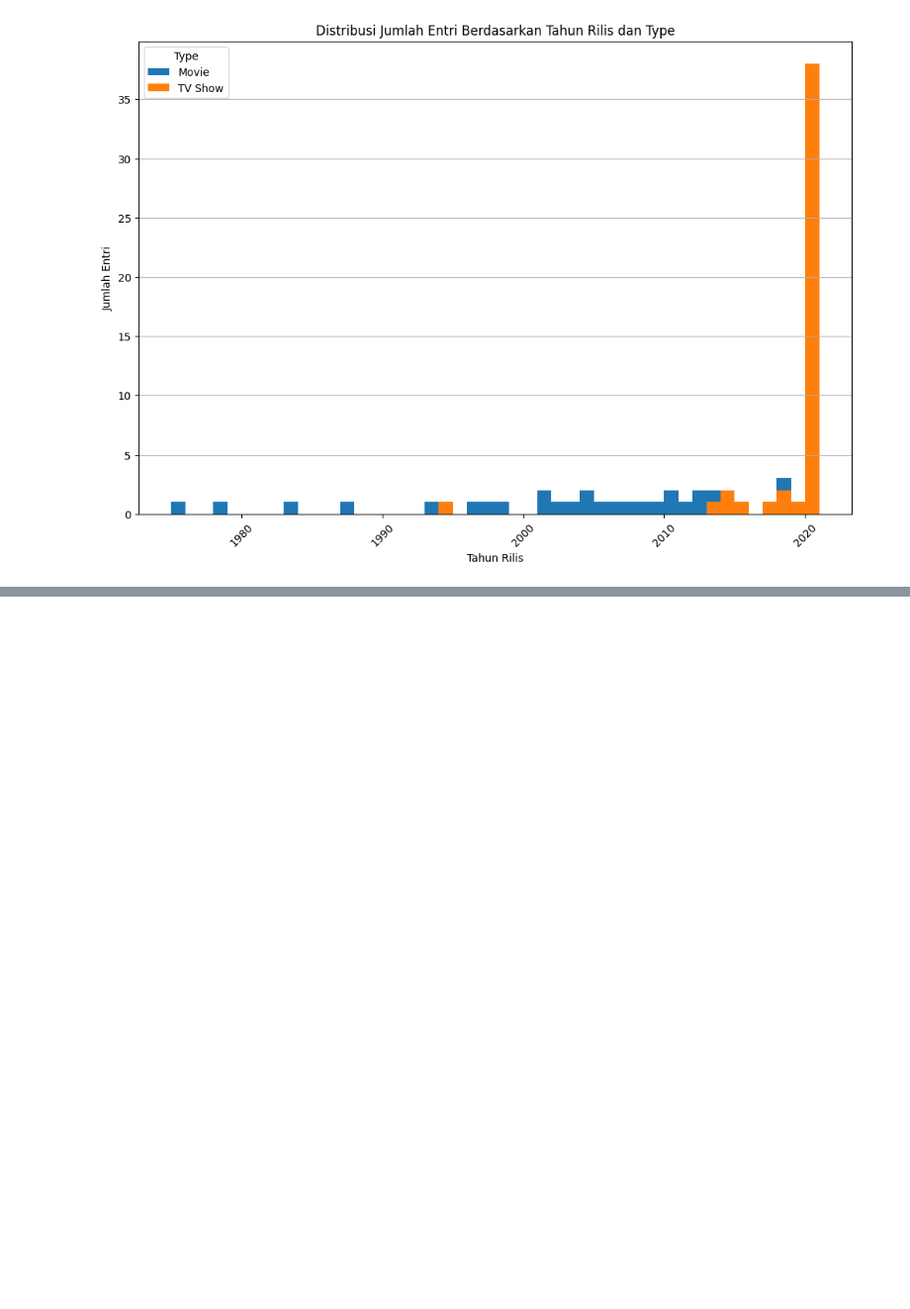
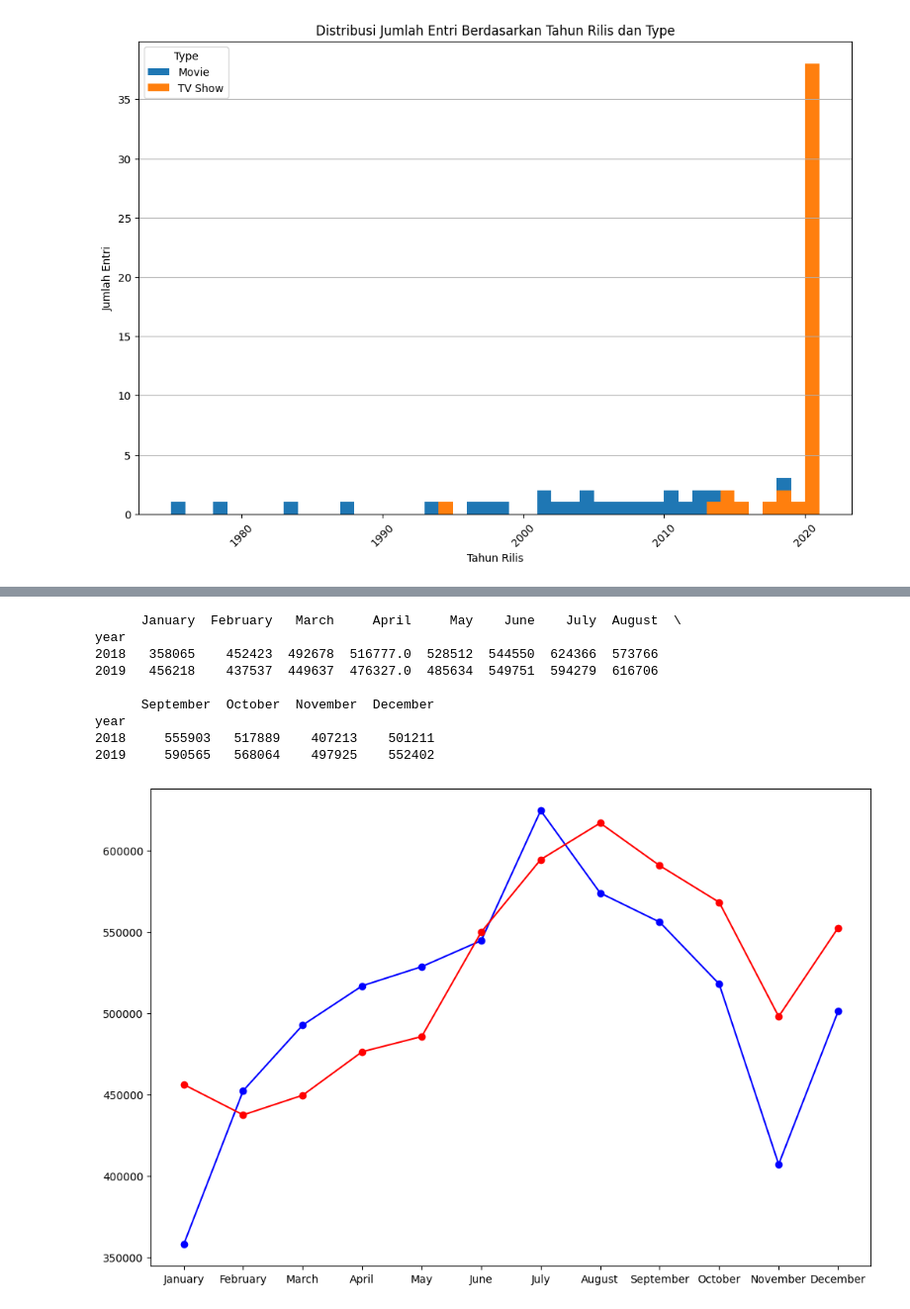
Before and after one commit to nickbp760/KodingAkademiPython, a Jupyter notebook: DATA ANALYST PYTHON/Data_Plotting.ipynb, the cells around one changed output, grey strips where cells are left out. Shown: that part at 99% size. Saved outputs shown, nothing was run; the diff lists cells and outputs as text; code cells hidden in the pictures; blank space fills up the shorter version.

```diff
--- a/DATA ANALYST PYTHON/Data_Plotting.ipynb
+++ b/DATA ANALYST PYTHON/Data_Plotting.ipynb
@@ -52,0 +123,22 @@ plt.show()
+# %%
+bali_filtered = bali[bali['year'].isin([2019, 2018])]
+bali_filtered = bali_filtered.groupby('year')[months].sum()
+print(bali_filtered)
+plt.figure(figsize=(12, 8))
+# Loop through each index (row) in the DataFrame for line plot
+plt.plot(bali_filtered.columns, bali_filtered.loc[2018], marker='o', label='Year 2018', color='blue')
+
+# Plot data for year 2019
+plt.plot(bali_filtered.columns, bali_filtered.loc[2019], marker='o', label='Year 2019', color='red')
+plt.show()
+# %% [output]
+      January  February   March     April     May    June    July  August  \
+year
+2018   358065    452423  492678  516777.0  528512  544550  624366  573766
+2019   456218    437537  449637  476327.0  485634  549751  594279  616706
+
+      September  October  November  December
+year
+2018     555903   517889    407213    501211
+2019     590565   568064    497925    552402
+[figure, added]
```
Also changed, not shown: parts of 4 cells of this notebook.
